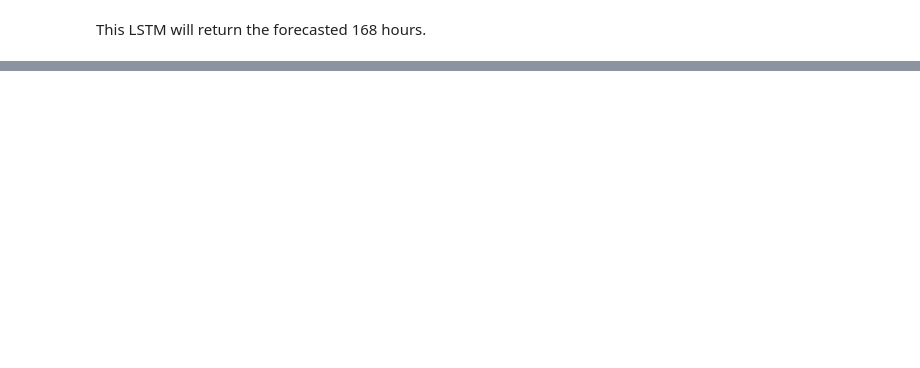
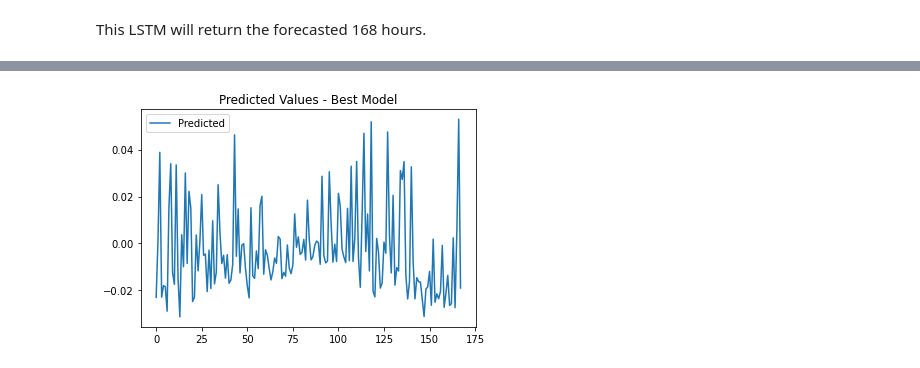
Before and after one commit to kebeneleben/MScDA-Sem2-CA2, a Jupyter notebook: ML.ipynb, the cells around one changed output, grey strips where cells are left out. Saved outputs shown, nothing was run; the diff lists cells and outputs as text; code cells hidden in the pictures; blank space fills up the shorter version.

Commit message:
fix(root): fixed the LSTM model and dashboard

```diff
--- a/ML.ipynb
+++ b/ML.ipynb
@@ -1310,0 +1323,6 @@ tensorflow WARNING Value in checkpoint could not be found in the restored object
+# %%
+XForecast = y[-lookback:]  # last available input sequence
+XForecast = XForecast.reshape(1, lookback, 1)
+# %%
+predicted = RNNMulti.predict(XForecast).reshape(-1, 1)
+# predicted_unscaled = scaler.inverse_transform(predicted)
@@ -1310,0 +1331,12 @@ tensorflow WARNING Value in checkpoint could not be found in the restored object
+# %%
+df = pd.DataFrame(columns=["Predicted"])
+# %%
+df["predicted"] = predicted.flatten()
+# %%
+plt.plot(df["predicted"], label='Predicted')
+# plt.plot(hourlyDataDF["average_sentiment_knn"].values, label='Actual')
+plt.legend()
+plt.title("Predicted Values - Best Model")
+plt.show()
+# %% [output]
+[figure, added]
```
Also changed, not shown: parts of 15 cells of this notebook, 6 other files.
